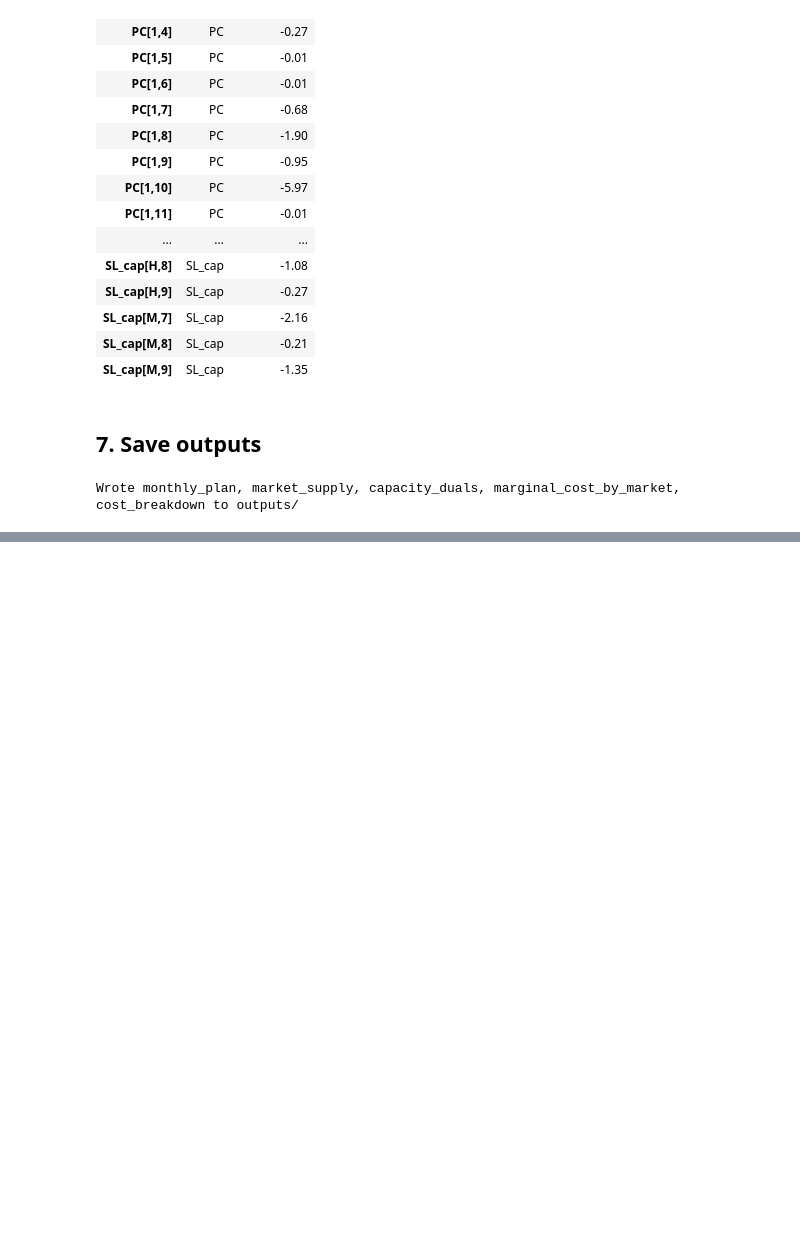
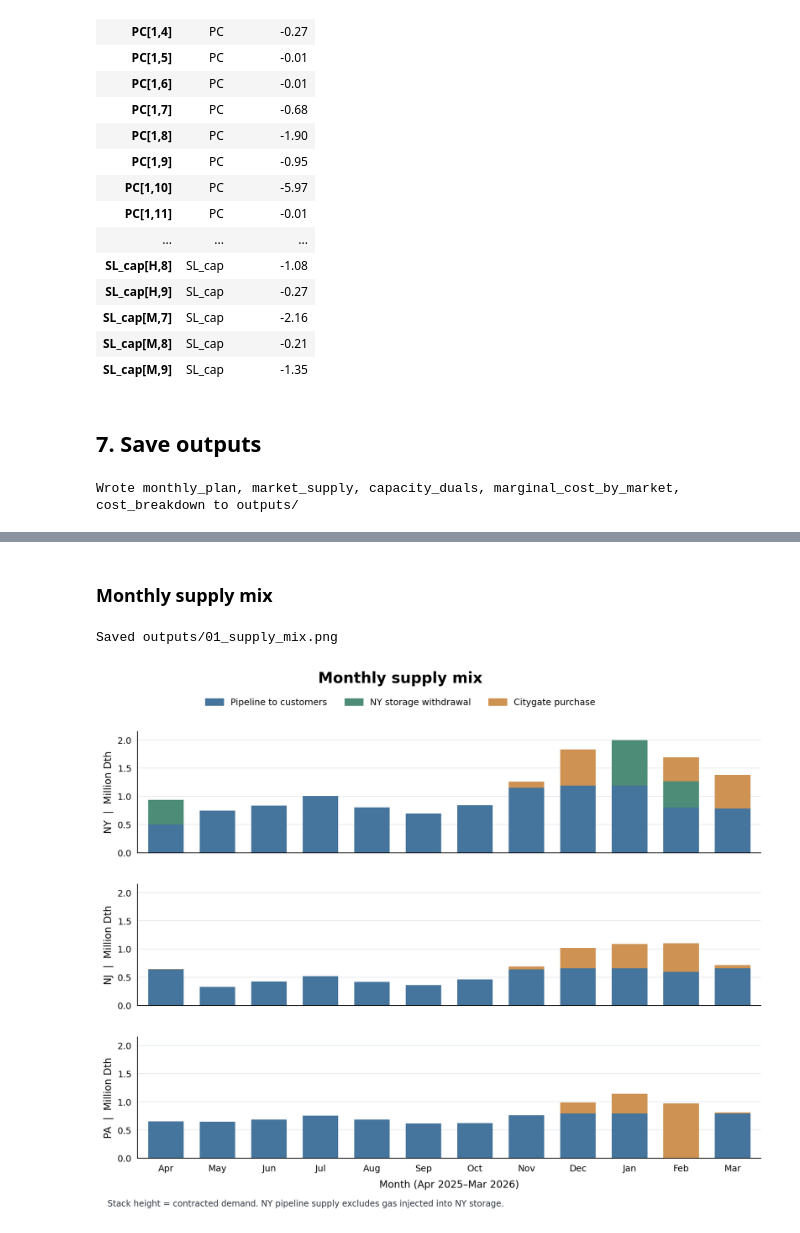
Before and after one commit to robjiakai/MidAtlanticGasMerchant, a Jupyter notebook: run_model.ipynb, the cells around one changed output, grey strips where cells are left out. Saved outputs shown, nothing was run; the diff lists cells and outputs as text; code cells hidden in the pictures; blank space fills up the shorter version.

Commit message:
added figures to notebook

```diff
--- a/run_model.ipynb
+++ b/run_model.ipynb
@@ -333,0 +338,18 @@ Wrote monthly_plan, market_supply, capacity_duals, marginal_cost_by_market, cost
+# %%
+from pathlib import Path
+from IPython.display import Image
+import visualizations as viz
+
+FIG_DIR = Path("outputs")
+supply_csv = pd.read_csv("outputs/market_supply.csv")
+plan_csv = pd.read_csv("outputs/monthly_plan.csv")
+storage_csv = pd.read_csv("data/processed/storage.csv")
+prices_csv = pd.read_csv("data/processed/prices.csv")
+# %% [markdown]
+### Monthly supply mix
+# %%
+viz.plot_supply_mix(supply_csv, FIG_DIR)
+Image(filename=FIG_DIR / "01_supply_mix.png")
+# %% [output]
+Saved outputs/01_supply_mix.png
+[figure, added]
```
Also changed, not shown: parts of 6 cells of this notebook, 3 other files.
